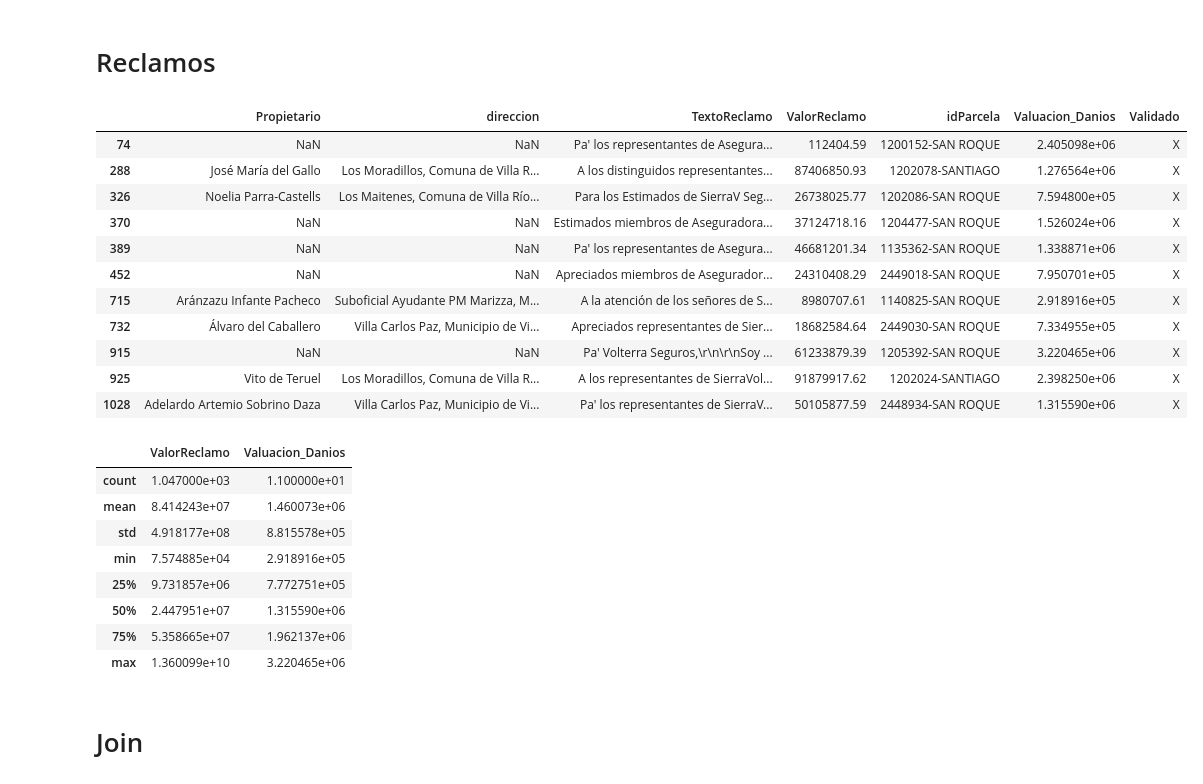
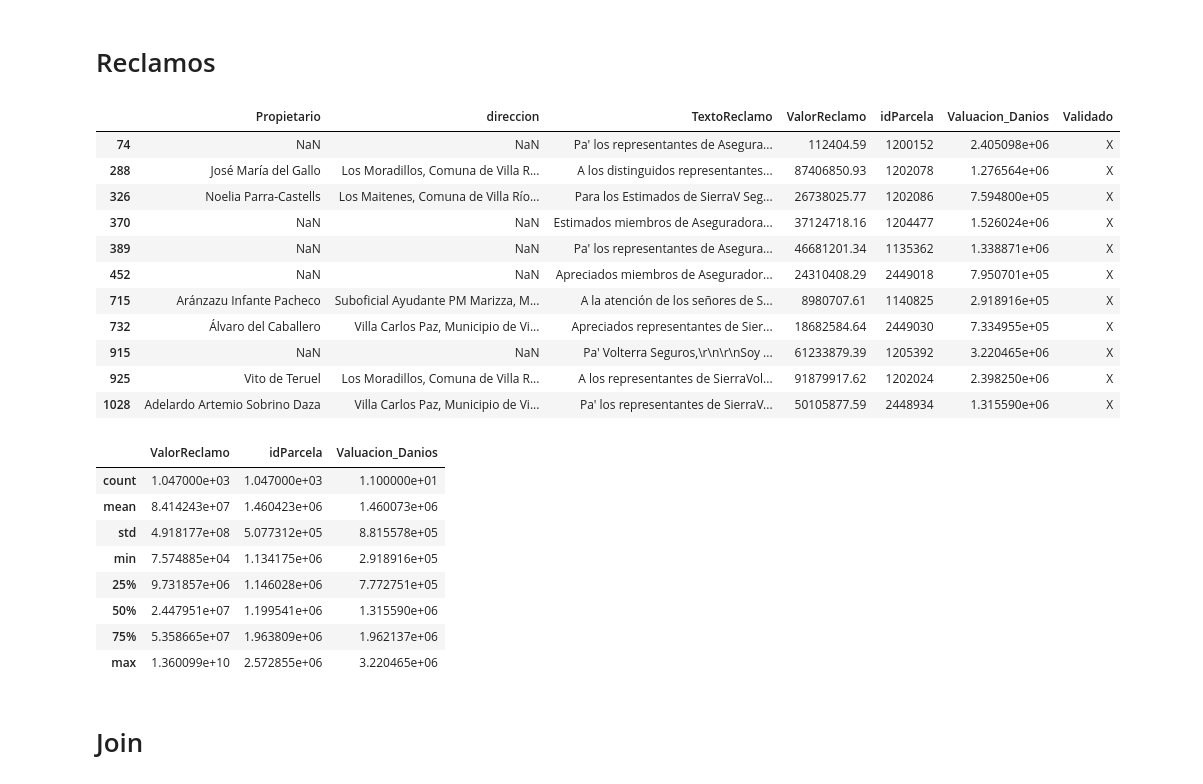
Before and after one commit to freire-guido/eci-2024, a Jupyter notebook: coso.ipynb, the cells around one changed output. Drawn from its saved outputs; the diff is of its cells as text; code cells hidden in the pictures.

```diff
--- a/coso.ipynb
+++ b/coso.ipynb
@@ -69,32 +67,33 @@ parcelas
 # Reclamos
 # %%
 claims = pd.read_csv('Claims-WorkingFile_v2.csv')
+claims['idParcela'] = claims['idParcela'].apply(lambda id: int(id.split('-')[0]))
 claims[claims['Validado'] == 'X']
 # %% [output]
 |  | Propietario | direccion | TextoReclamo | ValorReclamo | idParcela | Valuacion_Danios | Validado |
-| 74 | NaN | NaN | Pa' los representantes de Asegura... | 112404.59 | 1200152-SAN ROQUE | 2.405098e+06 | X |
-| 288 | José María del Gallo | Los Moradillos, Comuna de Villa R... | A los distinguidos representantes... | 87406850.93 | 1202078-SANTIAGO | 1.276564e+06 | X |
-| 326 | Noelia Parra-Castells | Los Maitenes, Comuna de Villa Río... | Para los Estimados de SierraV Seg... | 26738025.77 | 1202086-SAN ROQUE | 7.594800e+05 | X |
-| 370 | NaN | NaN | Estimados miembros de Aseguradora... | 37124718.16 | 1204477-SAN ROQUE | 1.526024e+06 | X |
-| 389 | NaN | NaN | Pa' los representantes de Asegura... | 46681201.34 | 1135362-SAN ROQUE | 1.338871e+06 | X |
-| 452 | NaN | NaN | Apreciados miembros de Asegurador... | 24310408.29 | 2449018-SAN ROQUE | 7.950701e+05 | X |
-| 715 | Aránzazu Infante Pacheco | Suboficial Ayudante PM Marizza, M... | A la atención de los señores de S... | 8980707.61 | 1140825-SAN ROQUE | 2.918916e+05 | X |
-| 732 | Álvaro del Caballero | Villa Carlos Paz, Municipio de Vi... | Apreciados representantes de Sier... | 18682584.64 | 2449030-SAN ROQUE | 7.334955e+05 | X |
-| 915 | NaN | NaN | Pa' Volterra Seguros,\r\n\r\nSoy ... | 61233879.39 | 1205392-SAN ROQUE | 3.220465e+06 | X |
-| 925 | Vito de Teruel | Los Moradillos, Comuna de Villa R... | A los representantes de SierraVol... | 91879917.62 | 1202024-SANTIAGO | 2.398250e+06 | X |
-| 1028 | Adelardo Artemio Sobrino Daza | Villa Carlos Paz, Municipio de Vi... | Pa' los representantes de SierraV... | 50105877.59 | 2448934-SAN ROQUE | 1.315590e+06 | X |
+| 74 | NaN | NaN | Pa' los representantes de Asegura... | 112404.59 | 1200152 | 2.405098e+06 | X |
+| 288 | José María del Gallo | Los Moradillos, Comuna de Villa R... | A los distinguidos representantes... | 87406850.93 | 1202078 | 1.276564e+06 | X |
+| 326 | Noelia Parra-Castells | Los Maitenes, Comuna de Villa Río... | Para los Estimados de SierraV Seg... | 26738025.77 | 1202086 | 7.594800e+05 | X |
+| 370 | NaN | NaN | Estimados miembros de Aseguradora... | 37124718.16 | 1204477 | 1.526024e+06 | X |
+| 389 | NaN | NaN | Pa' los representantes de Asegura... | 46681201.34 | 1135362 | 1.338871e+06 | X |
+| 452 | NaN | NaN | Apreciados miembros de Asegurador... | 24310408.29 | 2449018 | 7.950701e+05 | X |
+| 715 | Aránzazu Infante Pacheco | Suboficial Ayudante PM Marizza, M... | A la atención de los señores de S... | 8980707.61 | 1140825 | 2.918916e+05 | X |
+| 732 | Álvaro del Caballero | Villa Carlos Paz, Municipio de Vi... | Apreciados representantes de Sier... | 18682584.64 | 2449030 | 7.334955e+05 | X |
+| 915 | NaN | NaN | Pa' Volterra Seguros,\r\n\r\nSoy ... | 61233879.39 | 1205392 | 3.220465e+06 | X |
+| 925 | Vito de Teruel | Los Moradillos, Comuna de Villa R... | A los representantes de SierraVol... | 91879917.62 | 1202024 | 2.398250e+06 | X |
+| 1028 | Adelardo Artemio Sobrino Daza | Villa Carlos Paz, Municipio de Vi... | Pa' los representantes de SierraV... | 50105877.59 | 2448934 | 1.315590e+06 | X |
 # %%
 claims.describe()
 # %% [output]
-|  | ValorReclamo | Valuacion_Danios |
-| count | 1.047000e+03 | 1.100000e+01 |
-| mean | 8.414243e+07 | 1.460073e+06 |
-| std | 4.918177e+08 | 8.815578e+05 |
-| min | 7.574885e+04 | 2.918916e+05 |
-| 25% | 9.731857e+06 | 7.772751e+05 |
-| 50% | 2.447951e+07 | 1.315590e+06 |
-| 75% | 5.358665e+07 | 1.962137e+06 |
-| max | 1.360099e+10 | 3.220465e+06 |
+|  | ValorReclamo | idParcela | Valuacion_Danios |
+| count | 1.047000e+03 | 1.047000e+03 | 1.100000e+01 |
+| mean | 8.414243e+07 | 1.460423e+06 | 1.460073e+06 |
+| std | 4.918177e+08 | 5.077312e+05 | 8.815578e+05 |
+| min | 7.574885e+04 | 1.134175e+06 | 2.918916e+05 |
+| 25% | 9.731857e+06 | 1.146028e+06 | 7.772751e+05 |
+| 50% | 2.447951e+07 | 1.199541e+06 | 1.315590e+06 |
+| 75% | 5.358665e+07 | 1.963809e+06 | 1.962137e+06 |
+| max | 1.360099e+10 | 2.572855e+06 | 3.220465e+06 |
 # %% [markdown]
 # Join
 # %%
```
Also changed, not shown: parts of 21 cells of this notebook, 4 other files.
